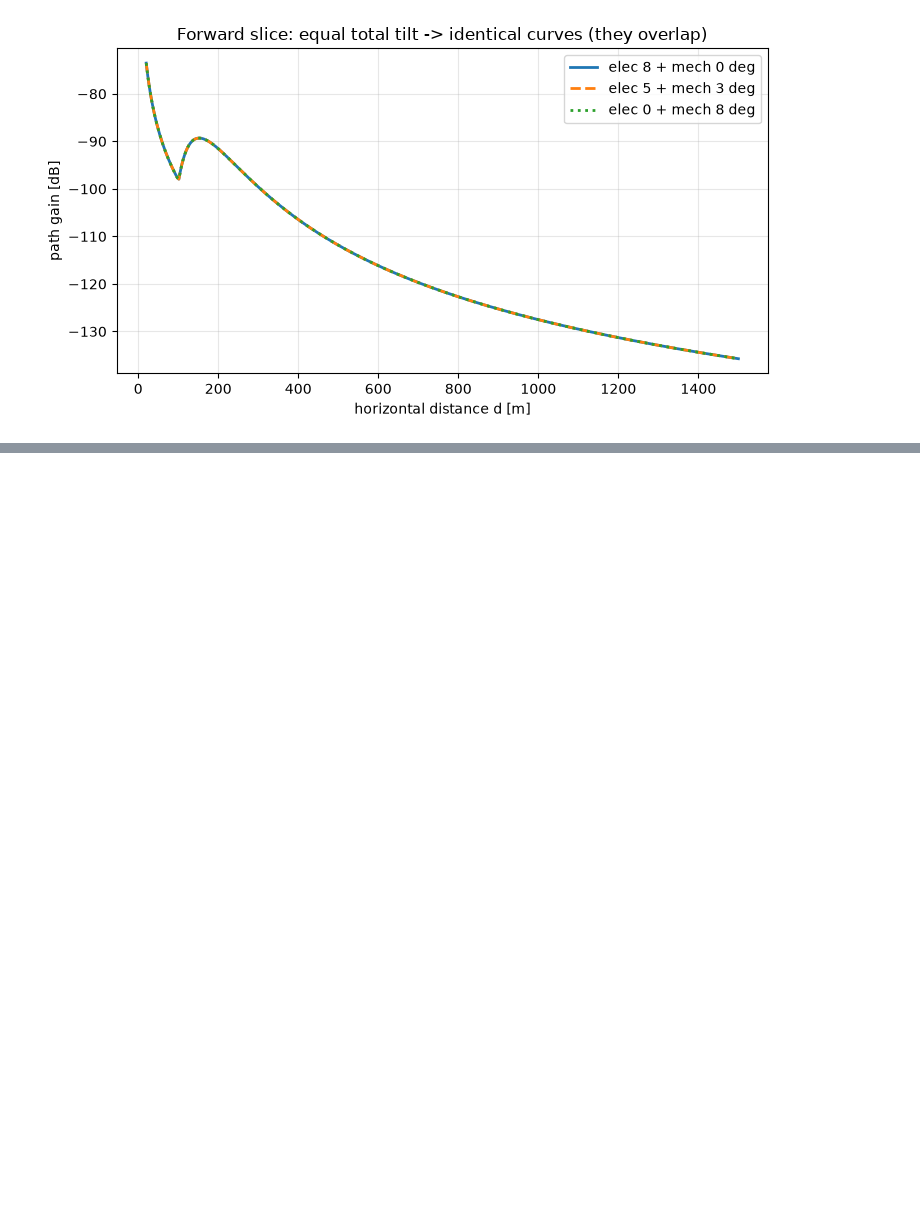
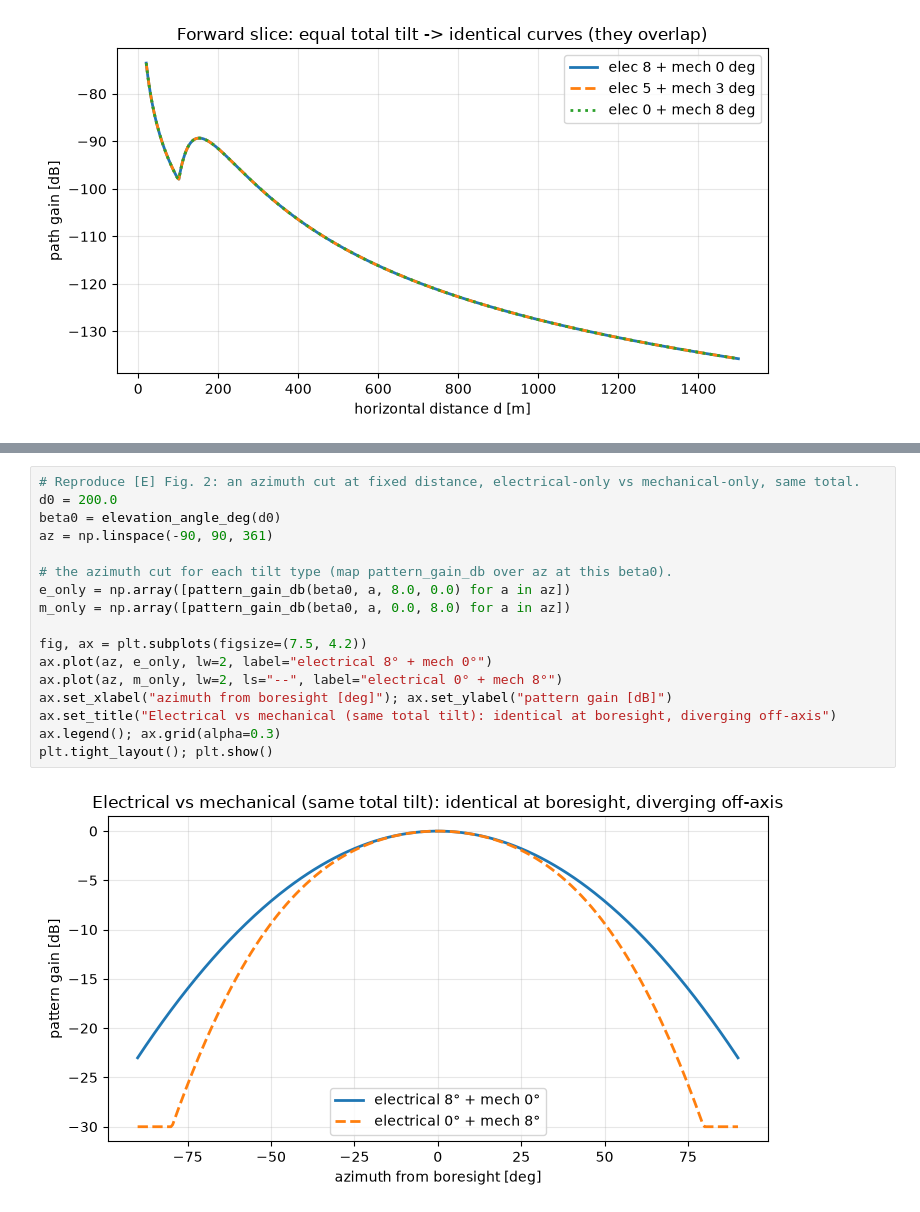
Before and after one commit to Rom5Leo/Telecom_Optimization, a Jupyter notebook: notebooks/antenna_tilt/01_one_antenna.ipynb, the cells around one changed output, grey strips where cells are left out. Saved outputs shown, nothing was run; the diff lists cells and outputs as text; blank space fills up the shorter version.

Commit message:
1a §6: 2-D antenna pattern (azimuth + mechanical rotation), 2-D map;D07, L01, OQ8 ,D08; tests

```diff
--- a/notebooks/antenna_tilt/01_one_antenna.ipynb
+++ b/notebooks/antenna_tilt/01_one_antenna.ipynb
@@ -423,0 +471,19 @@ plt.tight_layout(); plt.show()
+# %%
+# Reproduce [E] Fig. 2: an azimuth cut at fixed distance, electrical-only vs mechanical-only, same total.
+d0 = 200.0
+beta0 = elevation_angle_deg(d0)
+az = np.linspace(-90, 90, 361)
+
+# the azimuth cut for each tilt type (map pattern_gain_db over az at this beta0).
+e_only = np.array([pattern_gain_db(beta0, a, 8.0, 0.0) for a in az])
+m_only = np.array([pattern_gain_db(beta0, a, 0.0, 8.0) for a in az])
+
+fig, ax = plt.subplots(figsize=(7.5, 4.2))
+ax.plot(az, e_only, lw=2, label="electrical 8° + mech 0°")
+ax.plot(az, m_only, lw=2, ls="--", label="electrical 0° + mech 8°")
+ax.set_xlabel("azimuth from boresight [deg]"); ax.set_ylabel("pattern gain [dB]")
+ax.set_title("Electrical vs mechanical (same total tilt): identical at boresight, diverging off-axis")
+ax.legend(); ax.grid(alpha=0.3)
+plt.tight_layout(); plt.show()
+# %% [output]
+[figure, added]
```
Also changed, not shown: parts of 4 cells of this notebook, 4 other files.
